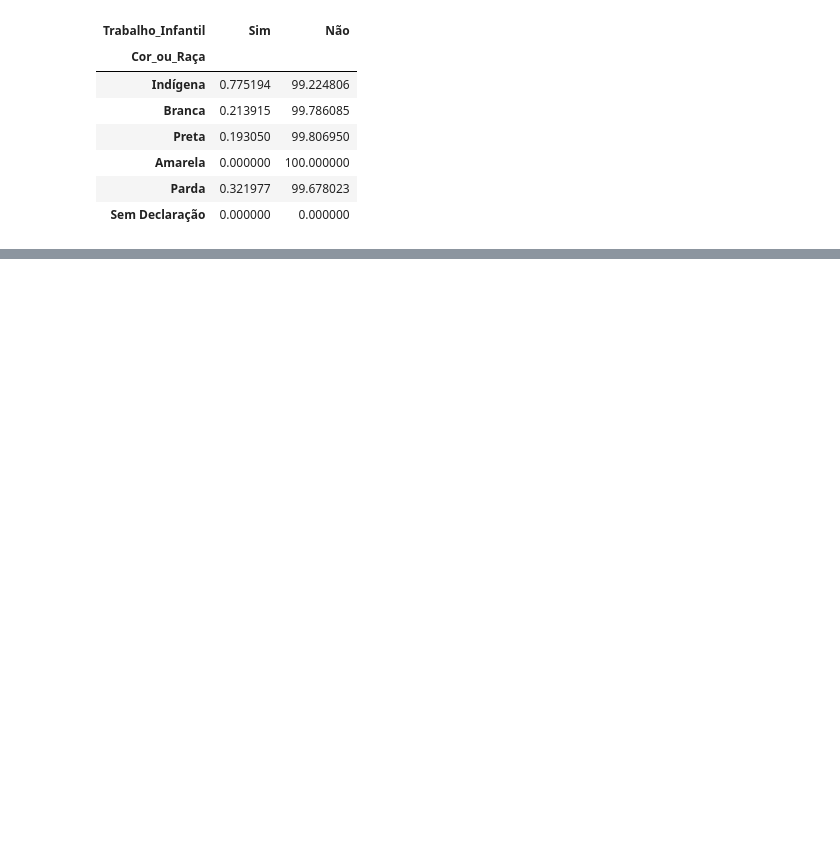
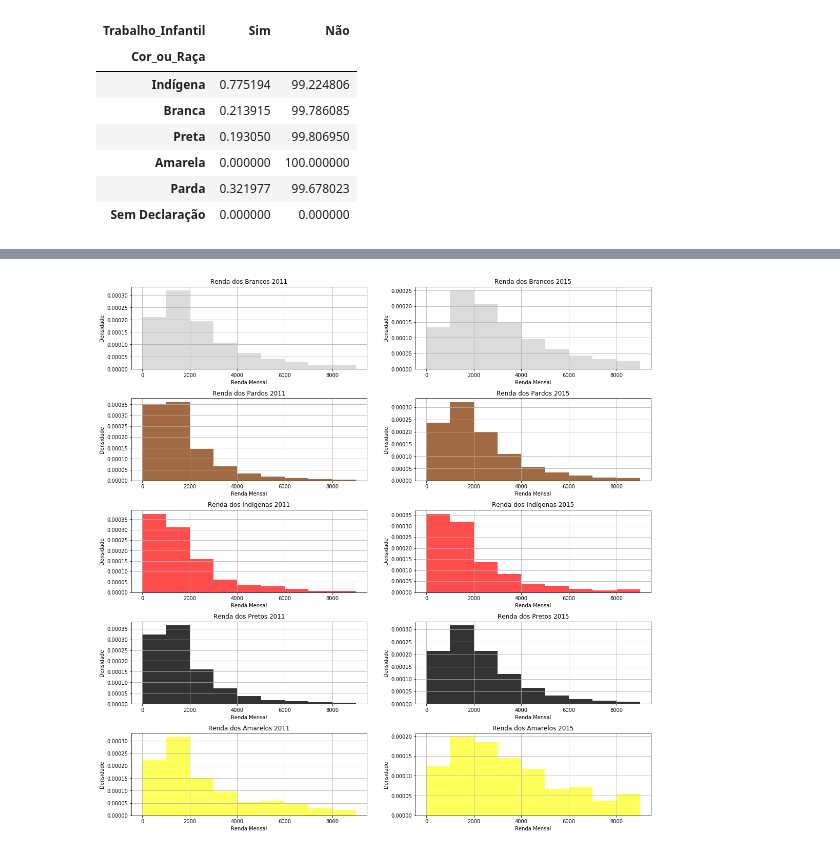
Before and after one commit to vinihsu/Ci-ncia-dos-Dados-DP, a Jupyter notebook: Projeto 1-checkpoint.ipynb, the cells around one changed output, grey strips where cells are left out. Cells and saved outputs as stored; diff of their text form; code cells hidden in the pictures; blank space fills up the shorter version.

```diff
--- a/Projeto 1-checkpoint.ipynb
+++ b/Projeto 1-checkpoint.ipynb
@@ -48,13 +51,15 @@ dados2015.V0601.cat.categories = ('Sim','Não')
 dados2015.V0701 = dados2015.V0701.astype('category')
 dados2015.V0701.cat.categories = ('Sim','Não')
 
+#___________________________________________________________________________________________________________________________
+
 dados2011.V0404 = dados2011.V0404.astype('category')
 dados2011.V0404.cat.categories = (['Indígena', 'Branca', 'Preta', 'Amarela', 'Parda'])
 
 dados2011.UF = dados2011.UF.astype('category')
 dados2011.UF.cat.categories = (['RO', 'AC', 'AM', 'RR', 'PA', 'AP', 'TO', 'MA', 'PI', 'CE', 'RN', 'PB', 'PE', 'AL', 'SE', 'BA', 'MG', 'ES', 'RJ', 'SP', 'PR', 'SC', 'RS', 'MS', 'MT', 'GO', 'DF'])
 
-dados2011.loc[(dados2011.V6007==1.0)|(dados2011.V6007==13.0)|(dados2011.V6007==11.0), 'Nível_de_Ensino']='Fundamental incompleto'
+dados2011.loc[(dados2011.V6007==1.0)|(dados2011.V6007==13.0)|(dados2011.V6007==11.0), 'Nível_de_Ensino']='Primário'
 dados2011.loc[(dados2011.V6007==6.0)|(dados2011.V6007==4.0), 'Nível_de_Ensino']='1o grau'
 dados2011.loc[(dados2011.V6007==5.0)|(dados2011.V6007==7.0)|(dados2011.V6007==3.0)|(dados2011.V6007==2.0), 'Nível_de_Ensino']='2o grau'
 dados2011.loc[(dados2011.V6007==8.0)|(dados2011.V6007==9.0), 'Nível_de_Ensino']='Superior'
@@ -175,0 +200,90 @@ Name: Renda, dtype: float64
+# %%
+dados2011_renda=dados2011.loc[dados2011.Renda<99999999,['Renda','Cor_ou_Raça']]
+
+fig = plt.figure(figsize=(15,15))
+faixa = np.arange(0,10000,1000)
+salário = pd.cut(dados2011_renda.Renda,faixa)
+
+plt.subplot(521)
+rendabranca11 = dados2011_renda.Renda[dados2011_renda.Cor_ou_Raça == 'Branca']
+plot = rendabranca11.plot.hist(bins=faixa,title="Renda dos Brancos 2011", normed = 1,color="lightgrey",alpha=0.8)
+plt.xlabel("Renda Mensal")
+plt.ylabel("Densidade")
+plt.grid(True)
+salário.value_counts(sort=False, normalize=True)*100
+
+plt.subplot(522)
+rendabranca = dados2015_renda.Renda[dados2015_renda.Cor_ou_Raça == 'Branca']
+plot = rendabranca.plot.hist(bins=faixa,title="Renda dos Brancos 2015", normed = 1,color="lightgrey",alpha=0.8)
+plt.xlabel("Renda Mensal")
+plt.ylabel("Densidade")
+plt.grid(True)
+salário.value_counts(sort=False, normalize=True)*100
+
+plt.subplot(523)
+rendaparda11 = dados2011_renda.Renda[dados2011_renda.Cor_ou_Raça == 'Parda']
+plot = rendaparda11.plot.hist(bins=faixa,title="Renda dos Pardos 2011", normed = 1,color="saddlebrown",alpha=0.8)
+plt.xlabel("Renda Mensal")
+plt.ylabel("Densidade")
+plt.grid(True)
+salário.value_counts(sort=False, normalize=True)*100
+
+plt.subplot(524)
+rendaparda = dados2015_renda.Renda[dados2015_renda.Cor_ou_Raça == 'Parda']
+plot = rendaparda.plot.hist(bins=faixa,title="Renda dos Pardos 2015", normed = 1,color="saddlebrown",alpha=0.8)
+plt.xlabel("Renda Mensal")
+plt.ylabel("Densidade")
+plt.grid(True)
+salário.value_counts(sort=False, normalize=True)*100
+
+plt.subplot(525)
+rendaindigena11 = dados2011_renda.Renda[dados2011_renda.Cor_ou_Raça == 'Indígena']
+plot = rendaindigena11.plot.hist(bins=faixa,title="Renda dos Indígenas 2011", normed = 1,color="red",alpha=0.7)
+plt.xlabel("Renda Mensal")
+plt.ylabel("Densidade")
+plt.grid(True)
+salário.value_counts(sort=False, normalize=True)*100
+
+plt.subplot(526)
+rendaindigena = dados2015_renda.Renda[dados2015_renda.Cor_ou_Raça == 'Indígena']
+plot = rendaindigena.plot.hist(bins=faixa,title="Renda dos Indígenas 2015", normed = 1,color="red",alpha=0.7)
+plt.xlabel("Renda Mensal")
+plt.ylabel("Densidade")
+plt.grid(True)
+salário.value_counts(sort=False, normalize=True)*100
+
+plt.subplot(527)
+rendapreta11 = dados2011_renda.Renda[dados2011_renda.Cor_ou_Raça == 'Preta']
+plot = rendapreta11.plot.hist(bins=faixa,title="Renda dos Pretos 2011", normed = 1,color="black",alpha=0.8)
+plt.xlabel("Renda Mensal")
+plt.ylabel("Densidade")
+plt.grid(True)
+salário.value_counts(sort=False, normalize=True)*100
+
+plt.subplot(528)
+rendapreta = dados2015_renda.Renda[dados2015_renda.Cor_ou_Raça == 'Preta']
+plot = rendapreta.plot.hist(bins=faixa,title="Renda dos Pretos 2015", normed = 1,color="black",alpha=0.8)
+plt.xlabel("Renda Mensal")
+plt.ylabel("Densidade")
+plt.grid(True)
+salário.value_counts(sort=False, normalize=True)*100
+
+plt.subplot(529)
+rendaamarela11 = dados2011_renda.Renda[dados2011_renda.Cor_ou_Raça == 'Amarela']
+plot = rendaamarela11.plot.hist(bins=faixa,title="Renda dos Amarelos 2011", normed = 1,color="yellow",alpha=0.65)
+plt.xlabel("Renda Mensal")
+plt.ylabel("Densidade")
+plt.grid(True)
+salário.value_counts(sort=False, normalize=True)*100
+
+plt.subplot(5,2,10)
+rendaamarela = dados2015_renda.Renda[dados2015_renda.Cor_ou_Raça == 'Amarela']
+plot = rendaamarela.plot.hist(bins=faixa,title="Renda dos Amarelos 2015", normed = True,color="yellow",alpha=0.65)
+plt.xlabel("Renda Mensal")
+plt.ylabel("Densidade")
+plt.grid(True)
+salário.value_counts(sort=False, normalize=True)*100
+
+plt.tight_layout(pad=0.1, w_pad=3, h_pad=1.0)
+# %% [output]
+[figure, added]
```
Also changed, not shown: parts of 29 cells of this notebook.
